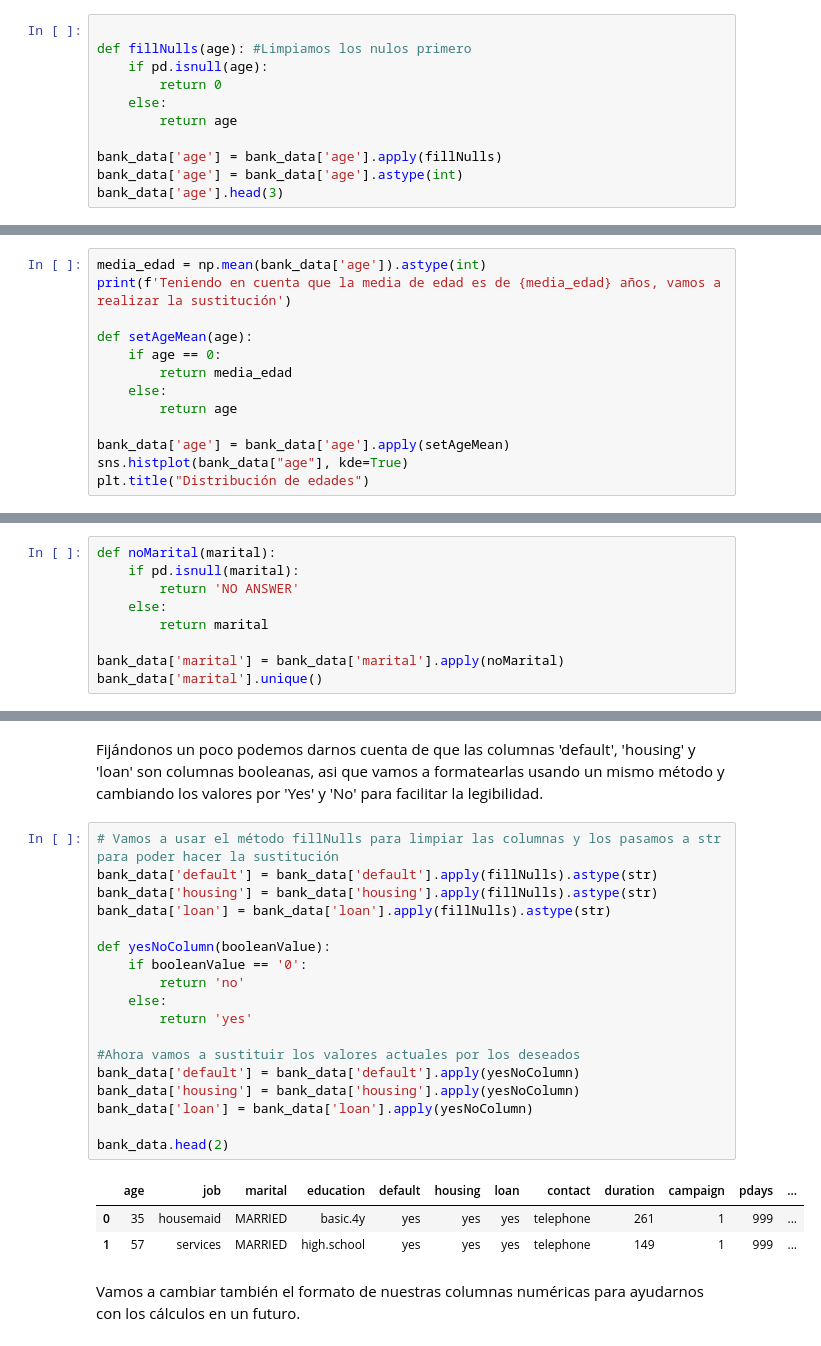
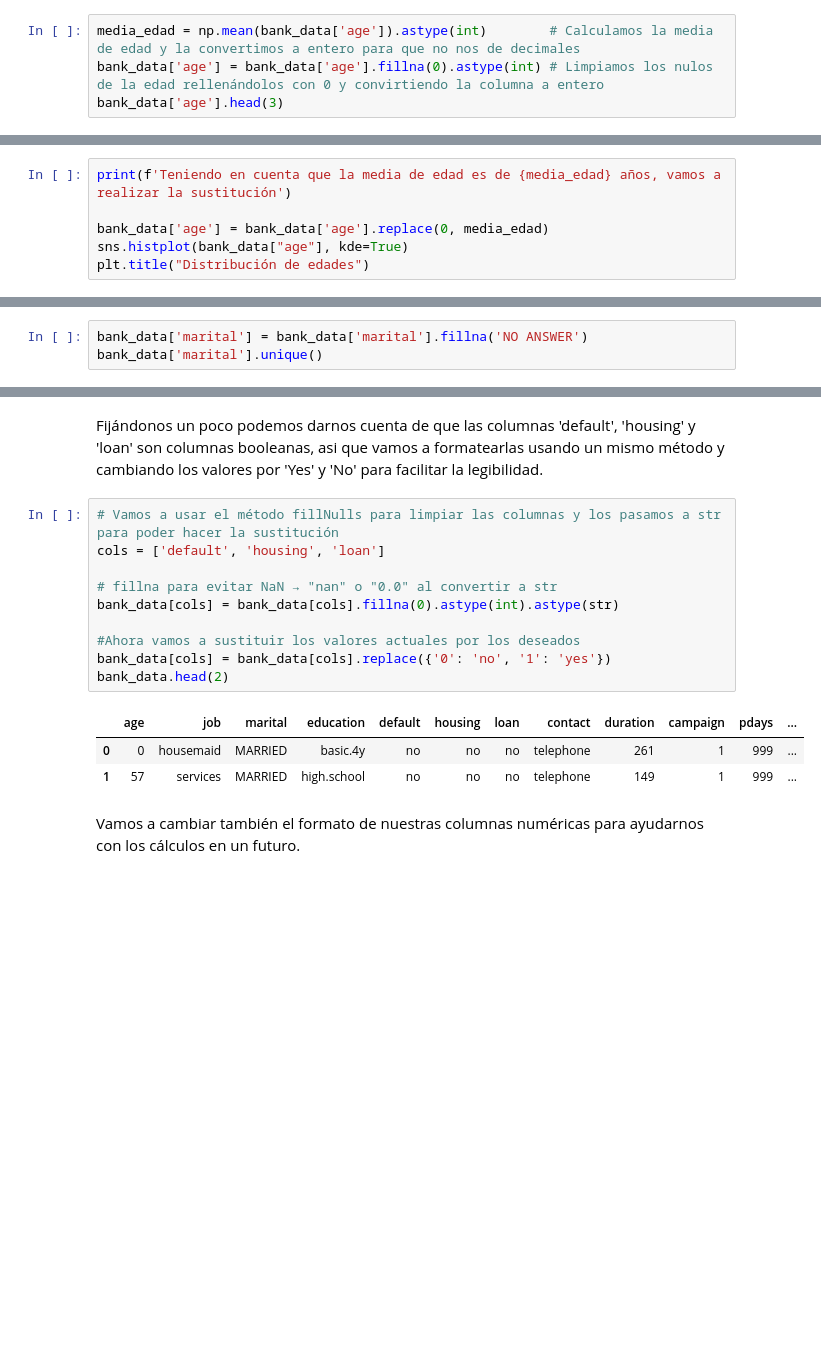
Before and after one commit to OscarCasahe/Python_for_data, a Jupyter notebook: dev/EDA.ipynb, the cells around one changed output, grey strips where cells are left out. Saved outputs shown, nothing was run; the diff lists cells and outputs as text; blank space fills up the shorter version.

```diff
--- a/dev/EDA.ipynb
+++ b/dev/EDA.ipynb
@@ -175,15 +160,8 @@ bank_data['age'].head(3)
 2    37.0
 Name: age, dtype: float64
 # %%
-
-def fillNulls(age): #Limpiamos los nulos primero
-    if pd.isnull(age):
-        return 0
-    else:
-        return age
-
-bank_data['age'] = bank_data['age'].apply(fillNulls)
-bank_data['age'] = bank_data['age'].astype(int)
+media_edad = np.mean(bank_data['age']).astype(int)        # Calculamos la media de edad y la convertimos a entero para que no nos de decimales
+bank_data['age'] = bank_data['age'].fillna(0).astype(int) # Limpiamos los nulos de la edad rellenándolos con 0 y convirtiendo la columna a entero
 bank_data['age'].head(3)
 # %% [output]
 0     0
@@ -193,16 +171,9 @@ Name: age, dtype: int64
 # %% [markdown]
 Sin embargo, no es lo más óptimo para el análisis dejar esos ceros ahí, por ello vamos a intercambiar esos ceros por la media de la edad, apra hacerle un poco de justicia al análisis
 # %%
-media_edad = np.mean(bank_data['age']).astype(int)
 print(f'Teniendo en cuenta que la media de edad es de {media_edad} años, vamos a realizar la sustitución')
 
-def setAgeMean(age):
-    if age == 0:
-        return media_edad
-    else:
-        return age
-
-bank_data['age'] = bank_data['age'].apply(setAgeMean)
+bank_data['age'] = bank_data['age'].replace(0, media_edad)
 sns.histplot(bank_data["age"], kde=True)
 plt.title("Distribución de edades")
 # %% [output]
@@ -212,13 +183,7 @@ Text(0.5, 1.0, 'Distribución de edades')
 # %% [markdown]
 Limpiamos también los nulos de 'marital'.
 # %%
-def noMarital(marital):
-    if pd.isnull(marital):
-        return 'NO ANSWER'
-    else:
-        return marital
-
-bank_data['marital'] = bank_data['marital'].apply(noMarital)
+bank_data['marital'] = bank_data['marital'].fillna('NO ANSWER')
 bank_data['marital'].unique()
 # %% [output]
 array(['MARRIED', 'SINGLE', 'DIVORCED', 'NO ANSWER'], dtype=object)
@@ -226,26 +191,18 @@ array(['MARRIED', 'SINGLE', 'DIVORCED', 'NO ANSWER'], dtype=object)
 Fijándonos un poco podemos darnos cuenta de que las columnas 'default', 'housing' y 'loan' son columnas booleanas, asi que vamos a formatearlas usando un mismo método y cambiando los valores por 'Yes' y 'No' para facilitar la legibilidad.
 # %%
 # Vamos a usar el método fillNulls para limpiar las columnas y los pasamos a str para poder hacer la sustitución
-bank_data['default'] = bank_data['default'].apply(fillNulls).astype(str)
-bank_data['housing'] = bank_data['housing'].apply(fillNulls).astype(str)
-bank_data['loan'] = bank_data['loan'].apply(fillNulls).astype(str)
+cols = ['default', 'housing', 'loan']
 
-def yesNoColumn(booleanValue):
-    if booleanValue == '0':
-        return 'no'
-    else:
-        return 'yes'
+# fillna para evitar NaN → "nan" o "0.0" al convertir a str
+bank_data[cols] = bank_data[cols].fillna(0).astype(int).astype(str)
 
 #Ahora vamos a sustituir los valores actuales por los deseados
-bank_data['default'] = bank_data['default'].apply(yesNoColumn)
-bank_data['housing'] = bank_data['housing'].apply(yesNoColumn)
-bank_data['loan'] = bank_data['loan'].apply(yesNoColumn)
-
+bank_data[cols] = bank_data[cols].replace({'0': 'no', '1': 'yes'})
 bank_data.head(2)
 # %% [output]
 |  | age | job | marital | education | default | housing | loan | contact | duration | campaign | pdays | ... |
-| 0 | 35 | housemaid | MARRIED | basic.4y | yes | yes | yes | telephone | 261 | 1 | 999 | ... |
-| 1 | 57 | services | MARRIED | high.school | yes | yes | yes | telephone | 149 | 1 | 999 | ... |
+| 0 | 0 | housemaid | MARRIED | basic.4y | no | no | no | telephone | 261 | 1 | 999 | ... |
+| 1 | 57 | services | MARRIED | high.school | no | no | no | telephone | 149 | 1 | 999 | ... |
 # %% [markdown]
 Vamos a cambiar también el formato de nuestras columnas numéricas para ayudarnos con los cálculos en un futuro.
 # %%
```
Also changed, not shown: parts of 15 cells of this notebook, 4 other files.
